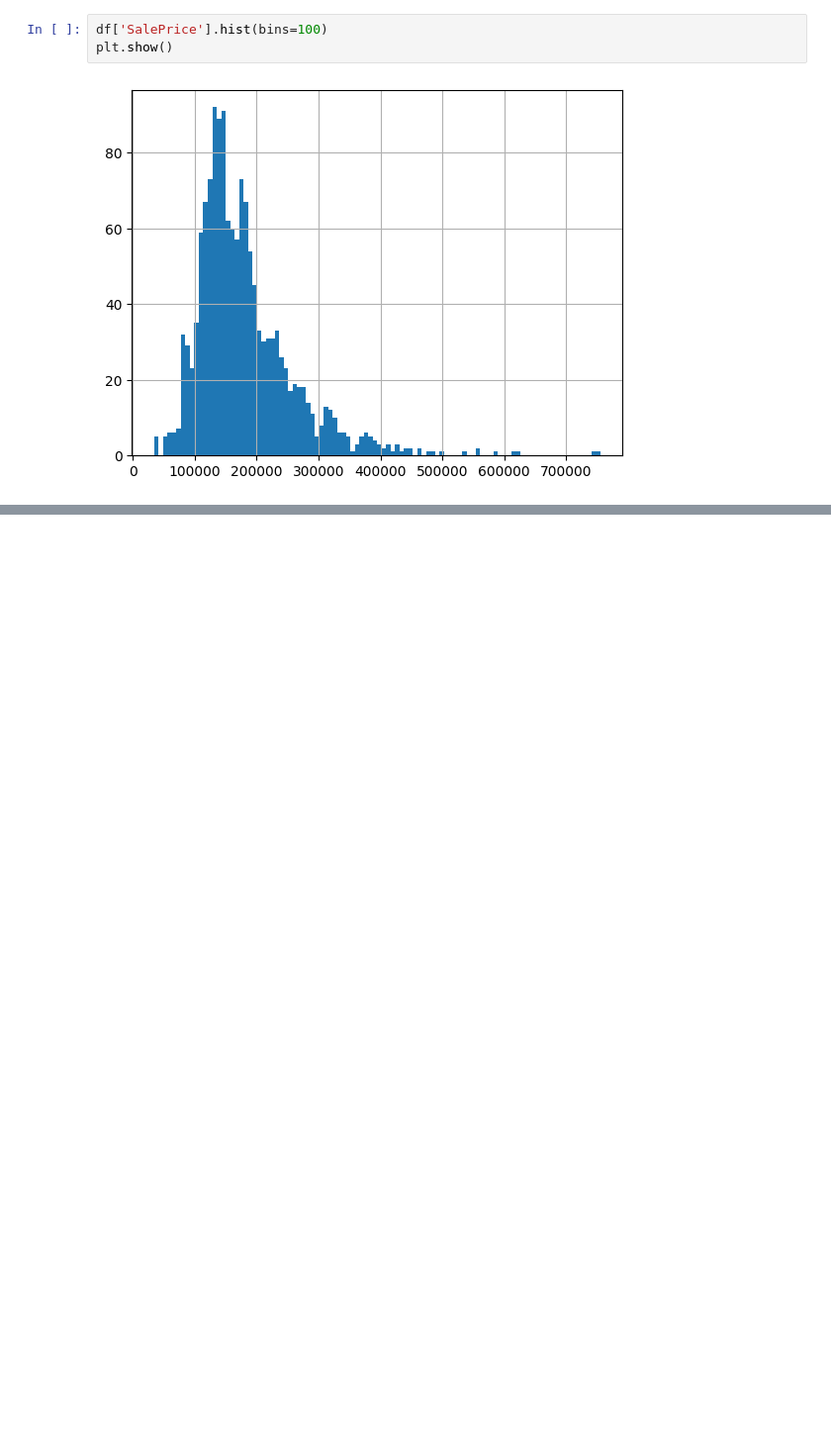
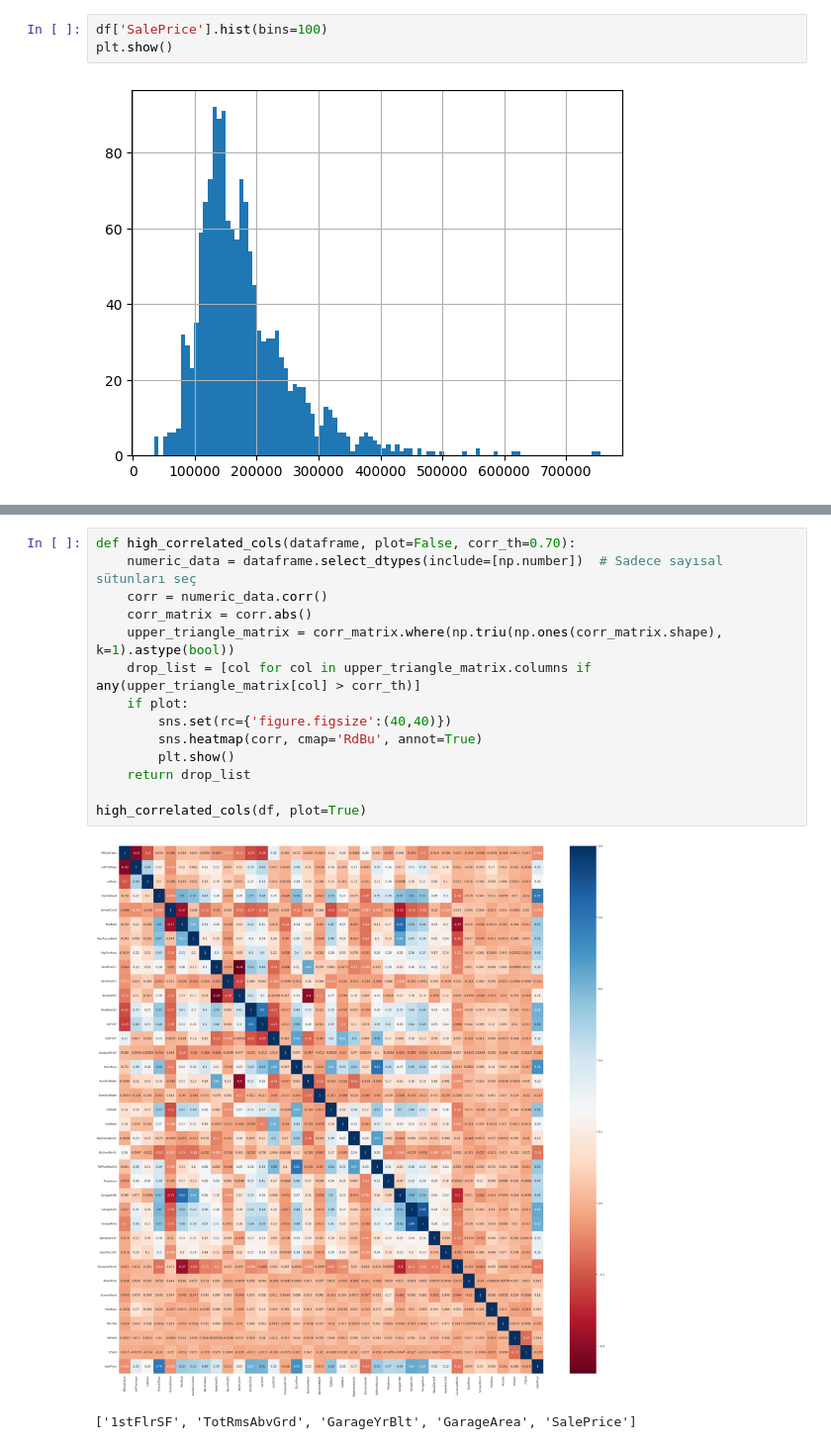
Before and after one commit to Uuranyum/Data_Science_Projects, a Jupyter notebook: house-price-prediction.ipynb, the cells around one changed output, grey strips where cells are left out. Shown at 99% size. Cells and saved outputs as stored; diff of their text form; blank space fills up the shorter version.

Commit message:
Kaggle Notebook | House_Price_Prediction | Version 3

```diff
--- a/house-price-prediction.ipynb
+++ b/house-price-prediction.ipynb
@@ -369,0 +388,17 @@ plt.show()
+# %%
+def high_correlated_cols(dataframe, plot=False, corr_th=0.70):
+    numeric_data = dataframe.select_dtypes(include=[np.number])  # Sadece sayısal sütunları seç
+    corr = numeric_data.corr()
+    corr_matrix = corr.abs()
+    upper_triangle_matrix = corr_matrix.where(np.triu(np.ones(corr_matrix.shape), k=1).astype(bool))
+    drop_list = [col for col in upper_triangle_matrix.columns if any(upper_triangle_matrix[col] > corr_th)]
+    if plot:
+        sns.set(rc={'figure.figsize':(40,40)})
+        sns.heatmap(corr, cmap='RdBu', annot=True)
+        plt.show()
+    return drop_list
+
+high_correlated_cols(df, plot=True)
+# %% [output]
+[figure, added]
+['1stFlrSF', 'TotRmsAbvGrd', 'GarageYrBlt', 'GarageArea', 'SalePrice']
```
Also changed, not shown: parts of 17 cells of this notebook.
